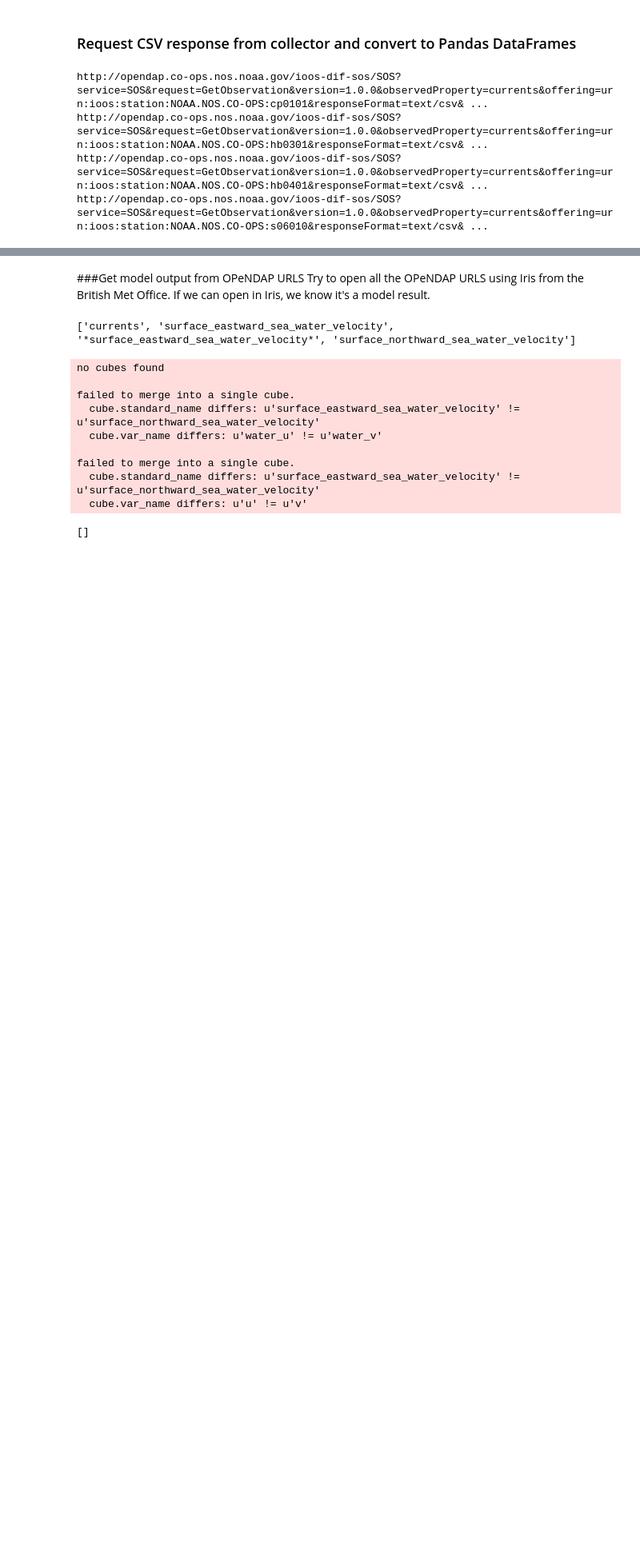
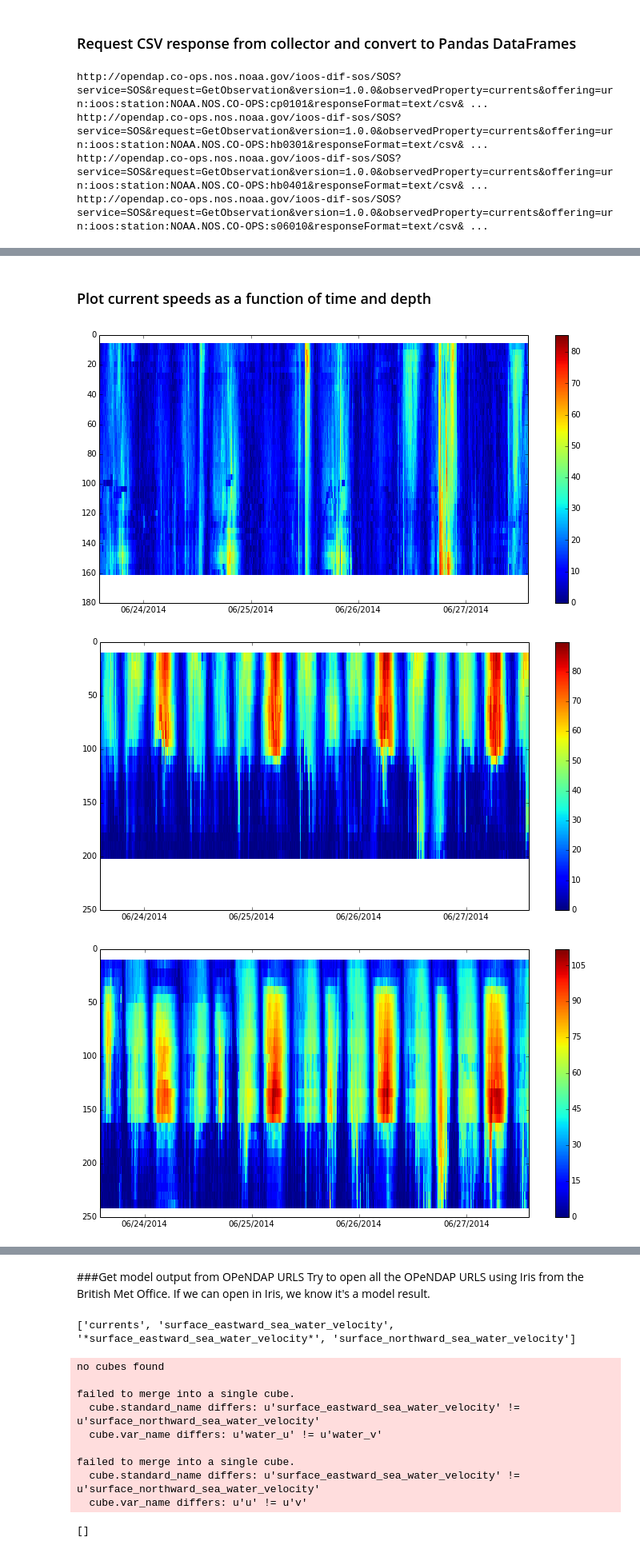
Before and after one commit to ioos/system-test, a Jupyter notebook: Theme_2_Extreme_Events/Scenario_2A_Coastal_Inundation/Scenario_2A_ModelDataCompare_Currents/Scenario_2A_Model_Obs_Compare_Currents.ipynb, the cells around one changed output, grey strips where cells are left out. Shown at 80% size. Cells and saved outputs as stored; diff of their text form; code cells hidden in the pictures; blank space fills up the shorter version.

```diff
--- a/Theme_2_Extreme_Events/Scenario_2A_Coastal_Inundation/Scenario_2A_ModelDataCompare_Currents/Scenario_2A_Model_Obs_Compare_Currents.ipynb
+++ b/Theme_2_Extreme_Events/Scenario_2A_Coastal_Inundation/Scenario_2A_ModelDataCompare_Currents/Scenario_2A_Model_Obs_Compare_Currents.ipynb
@@ -310,0 +289,35 @@ http://opendap.co-ops.nos.noaa.gov/ioos-dif-sos/SOS?service=SOS&request=GetObser
+# %% [markdown]
+### Plot current speeds as a function of time and depth
+# %%
+for df in obs_df:
+    num_bins = df['number_of_bins'][0]
+    depth = df['bin_distance (m)'].values[0:num_bins]
+    time = df.loc[df['bin (count)']==(1)].index.values
+    xdates = [dt.datetime.strptime(str(date).split('.')[0],'%Y-%m-%dT%H:%M:%S') for date in time]
+    dates = mdates.date2num(xdates)
+    # print time
+
+    # Extract data from each depth bin to create a 2D matrix of current speeds (depth x time)
+    data = np.zeros((num_bins, len(df.index)/num_bins))
+    for n in range(num_bins):
+        data[n,:] = df.loc[df['bin (count)']==(n+1),'sea_water_speed (cm/s)'].values
+
+    fig, ax = plt.subplots(figsize=(12, 6))
+
+    ax.xaxis.set_major_formatter(mdates.DateFormatter('%m/%d/%Y'))
+    ax.xaxis.set_major_locator(mdates.DayLocator())
+    im = ax.pcolor(dates, depth, data, vmin=abs(data).min(), vmax=abs(data).max())
+    cb = fig.colorbar(im, ax=ax)
+    ax.set_ylabel = 'Depth (m)'
+    ax.set_title = df.name
+    ax.invert_yaxis()
+
+#     # Only plot the first bin
+#     ax[1] = df.loc[df['bin (count)']==(1),'sea_water_speed (cm/s)'].plot(figsize=(14, 6), title=df.name, legend=False)
+# #     plt.setp(ax[0].lines[0], linewidth=1.0, zorder=1)
+#     ax[1].legend()
+#     ax[1].set_ylabel('Current Speed (cm/s)')
+# %% [output]
+[figure, added]
+[figure, added]
+[figure, added]
```
Also changed, not shown: parts of 18 cells of this notebook, 2 other files.
